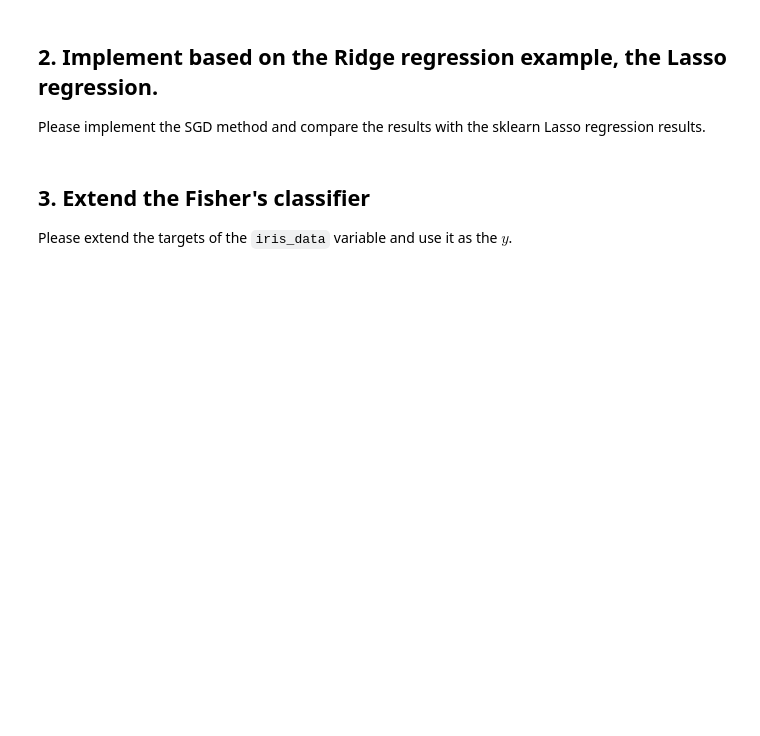
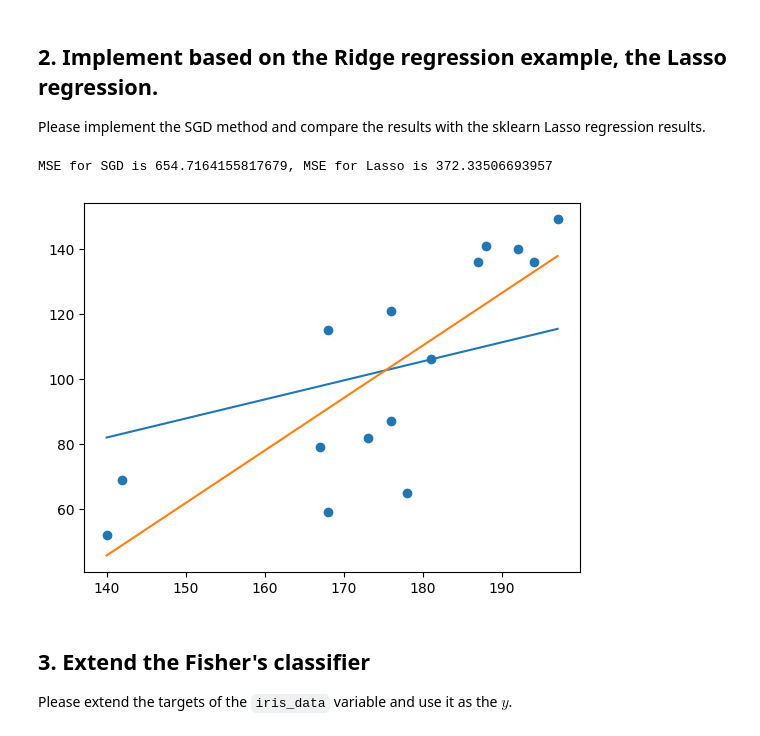
Before and after one commit to j-markiewicz/ml, a Jupyter notebook: 2/026_Exercises.ipynb, the cells around one changed output. Saved outputs shown, nothing was run; the diff lists cells and outputs as text; code cells hidden in the pictures; blank space fills up the shorter version.

```diff
--- a/2/026_Exercises.ipynb
+++ b/2/026_Exercises.ipynb
@@ -46,22 +49,38 @@ Smallest MSE is 372.3312921517965 with alpha = 2.2737367544323206e-13
 ## 2. Implement based on the Ridge regression example, the Lasso regression.
 
 Please implement the SGD method and compare the results with the sklearn Lasso regression results.
-# %%
-def sgd():
-    # your code goes here
-    pass
-# %%
-x = np.array([188, 181, 197, 168, 167, 187, 178, 194, 140, 176, 168, 192, 173, 142, 176]).reshape(-1, 1).reshape(15,1)
-y = np.array([141, 106, 149, 59, 79, 136, 65, 136, 52, 87, 115, 140, 82, 69, 121]).reshape(-1, 1).reshape(15,1)
-
-x = np.asmatrix(np.c_[np.ones((15,1)),x])
-
-I = np.identity(2)
-alpha = 0.1
-
-
-w = np.linalg.inv(x.T*x + alpha * I)*x.T*y # update this line
-w=w.ravel()
+# %%
+def sgd(x, y, r=0.000001):
+    prev_w = np.ones((1, 2))
+    w = np.zeros((1, 2))
+    iter = 0
+    while np.linalg.norm(w.reshape((2,)) - prev_w.reshape((2,))) > 0.00001 or iter > 10000:
+        iter += 1
+        xi, yi = random.choice(list(zip(list(x.T[0,]), list(y.T[0,]))))
+        w_vec = w.reshape((2,))
+        deriv = np.array([
+            2 * (w_vec[0] + w_vec[1] * xi - yi),
+            2 * xi * (w_vec[0] + w_vec[1] * xi - yi)
+        ], like=w)
+        prev_w = w
+        w = w - r * deriv
+    return w
+# %%
+alpha = 0.1
+
+w_sgd = sgd(x, y)
+
+lasso = Lasso()
+lasso.fit(np.asarray(x), np.asarray(y))
+lasso_mse = mean_squared_error(np.asarray(y), lasso.predict(np.asarray(x)))
+
+print(f"MSE for SGD is {error(w_sgd)}, MSE for Lasso is {lasso_mse}")
+plt.scatter(x_in, y_in)
+_ = plt.plot([np.min(x_in), np.max(x_in)], [eval(np.min(x_in), w_sgd), eval(np.max(x_in), w_sgd)])
+_ = plt.plot([np.min(x_in), np.max(x_in)], [lasso.predict(np.array([[np.min(x_in)]])), lasso.predict(np.array([[np.max(x_in)]]))])
+# %% [output]
+MSE for SGD is 654.7164155817679, MSE for Lasso is 372.33506693957
+[figure, added]
 # %% [markdown]
 ## 3. Extend the Fisher's classifier
 
```
Also changed, not shown: parts of 2 cells of this notebook, 1 other file.
